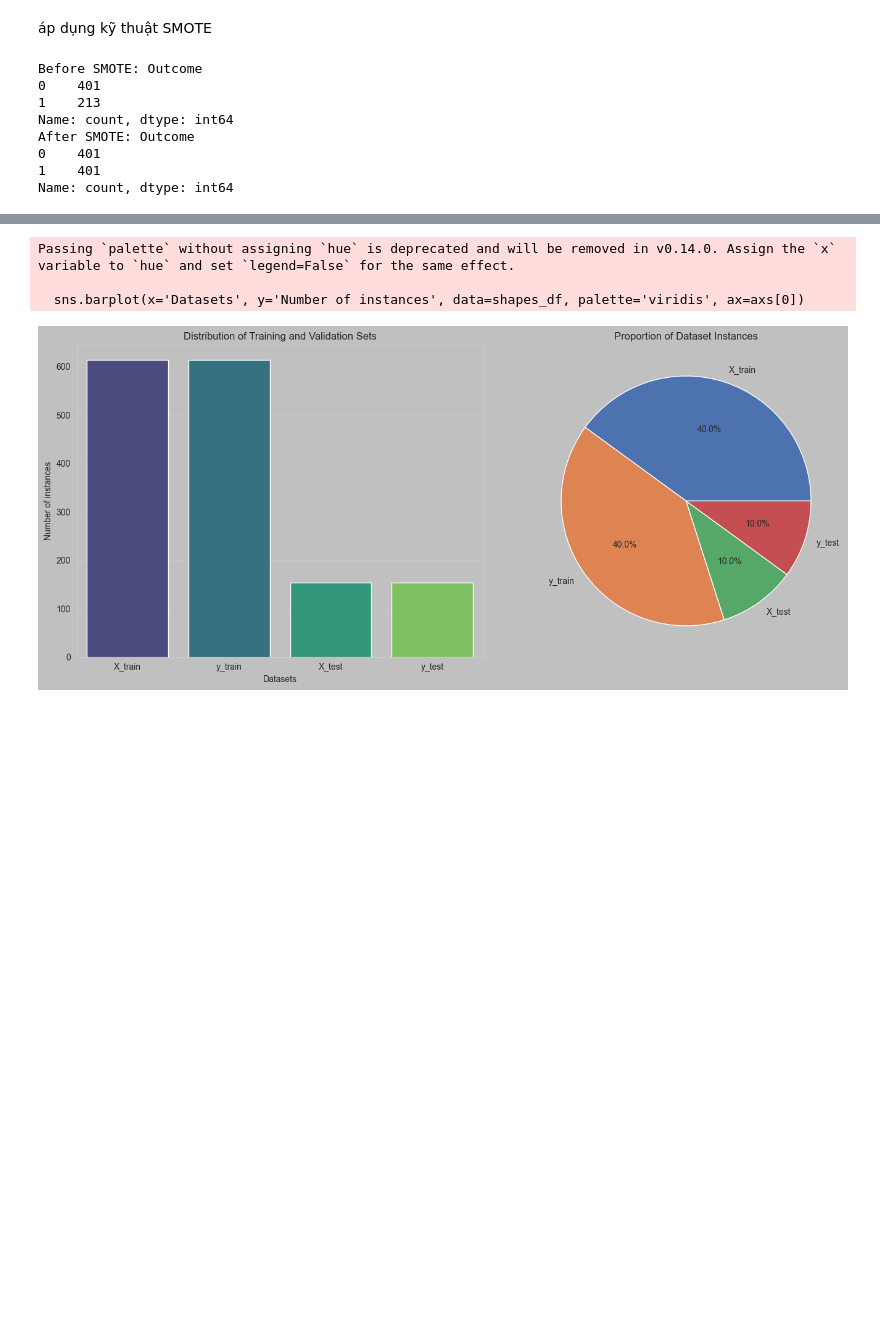
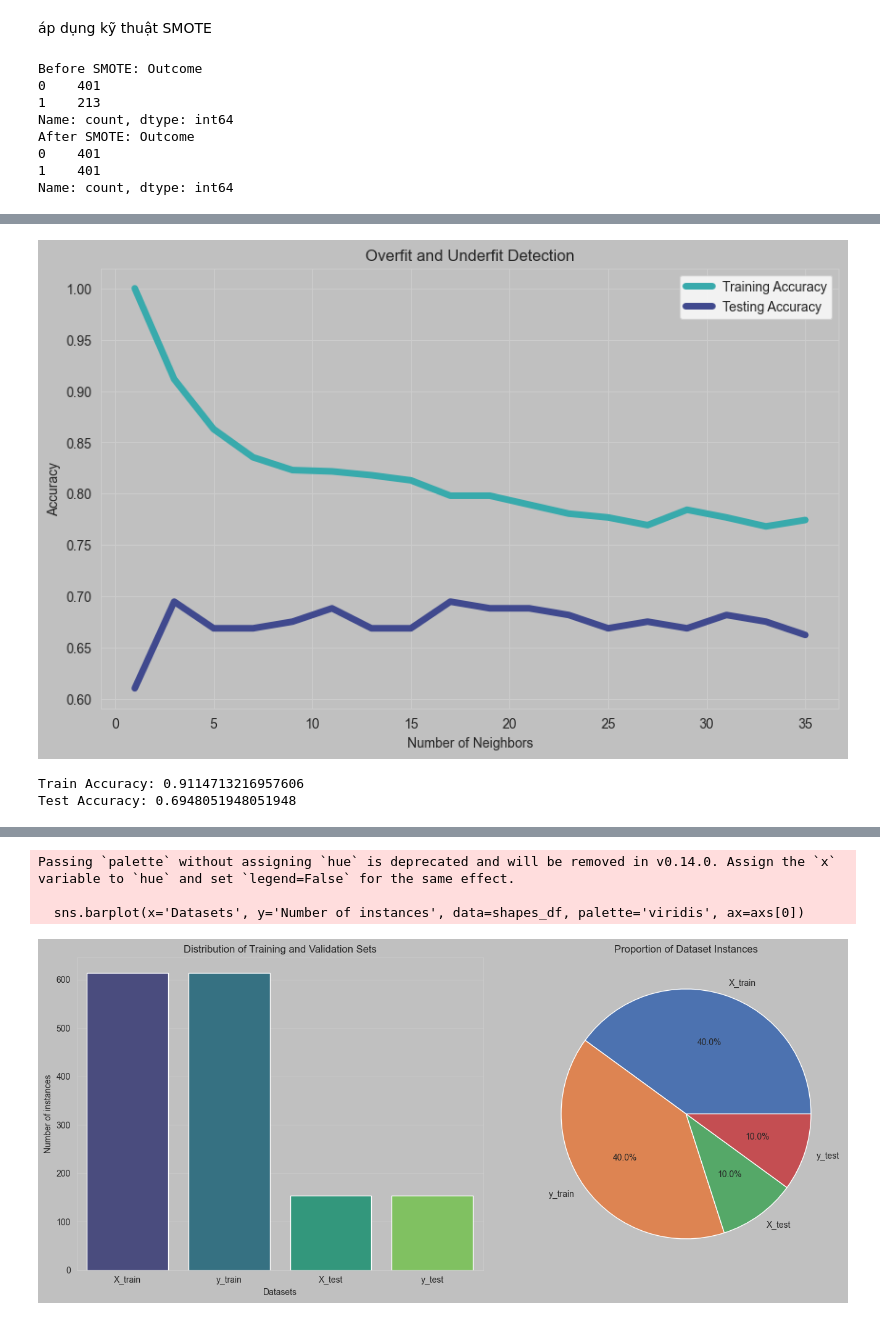
Before and after one commit to Nguyenthanh0511/Learn_MachineLearning, a Jupyter notebook: Diabetes Risk Analysis 23-10-2024.ipynb, the cells around one changed output, grey strips where cells are left out. Saved outputs shown, nothing was run; the diff lists cells and outputs as text; code cells hidden in the pictures; blank space fills up the shorter version.

```diff
--- a/Diabetes Risk Analysis 23-10-2024.ipynb
+++ b/Diabetes Risk Analysis 23-10-2024.ipynb
@@ -635,18 +581,18 @@ Name: count, dtype: int64
 # %%
 neighbors = np.arange(1, 37, 2) # Khởi tạo giá trị cho neighbors
-train_accuracies = {}
-test_accuracies = {}
+train_accuraciessmote = {}
+test_accuraciessmote = {}
 for neighbor in neighbors:
     knn = KNeighborsClassifier(n_neighbors=neighbor)
-    knn.fit(X_train, y_train)
-    train_accuracies[neighbor] = knn.score(X_resampled, y_resampled)
-    test_accuracies[neighbor] = knn.score(X_test, y_test)
+    knn.fit(X_resampled, y_resampled)
+    train_accuraciessmote[neighbor] = knn.score(X_resampled, y_resampled)
+    test_accuraciessmote[neighbor] = knn.score(X_test, y_test)
 
 # Combine train and test accuracies into a single table
 combined_accuracies = [{'Neighbor': f"{neighbor}",
                         'Train Accuracy': f"{train_acc:.4f}",
-                        'Test Accuracy': f"{test_accuracies[neighbor]:.4f}"}
-                       for neighbor, train_acc in train_accuracies.items()]
+                        'Test Accuracy': f"{test_accuraciessmote[neighbor]:.4f}"}
+                       for neighbor, train_acc in train_accuraciessmote.items()]
 
 # Print train and test accuracies in tabular format
 for row in combined_accuracies:
@@ -654,30 +619,43 @@ for row in combined_accuracies:
 # %%
 sns.set_style("whitegrid")  # Remove whitegrid style
 
 # Convert dictionary values to lists
-neighbors = list(train_accuracies.keys())
-train_accuracy_values = list(train_accuracies.values())
-test_accuracy_values = list(test_accuracies.values())
+neighbors = list(train_accuraciessmote.keys())
+train_accuracy_values = list(train_accuraciessmote.values())
+test_accuracy_values = list(test_accuraciessmote.values())
 
 # Create a DataFrame for easy plotting
 data = {'Number of Neighbors': neighbors,
         'Training Accuracy': train_accuracy_values,
         'Testing Accuracy': test_accuracy_values}
 df = pd.DataFrame(data)
 
 # Set seaborn style
 sns.set_style("whitegrid")
 
 # Define the color palette
 palette = sns.color_palette("mako_r", 2)
 
 # Plot using Seaborn
 plt.figure(figsize=(10, 6), facecolor='silver')
 sns.lineplot(data=df, x='Number of Neighbors', y='Training Accuracy', label='Training Accuracy', color=palette[0], linewidth=5)
 sns.lineplot(data=df, x='Number of Neighbors', y='Testing Accuracy', label='Testing Accuracy', color=palette[1], linewidth=5)
 plt.gca().set_facecolor('silver')  # Set subplot background color to silver
 plt.title("Overfit and Underfit Detection")
 plt.xlabel("Number of Neighbors")
 plt.ylabel("Accuracy")
 plt.legend()
 plt.show()
+# %% [output]
+[figure, added]
+# %%
+model = KNeighborsClassifier(n_neighbors = 3)
+model.fit(X_resampled, y_resampled)
+y_pred_new = model.predict(X_test)
+train_accuracy = model.score(X_resampled, y_resampled)
+test_accuracy = model.score(X_test, y_test)
+# Print train and test accuracies with colored text
+print(f'Train Accuracy: {train_accuracy}\nTest Accuracy: {test_accuracy}')
+# %% [output]
+Train Accuracy: 0.9114713216957606
+Test Accuracy: 0.6948051948051948
```
Also changed, not shown: parts of 25 cells of this notebook.
